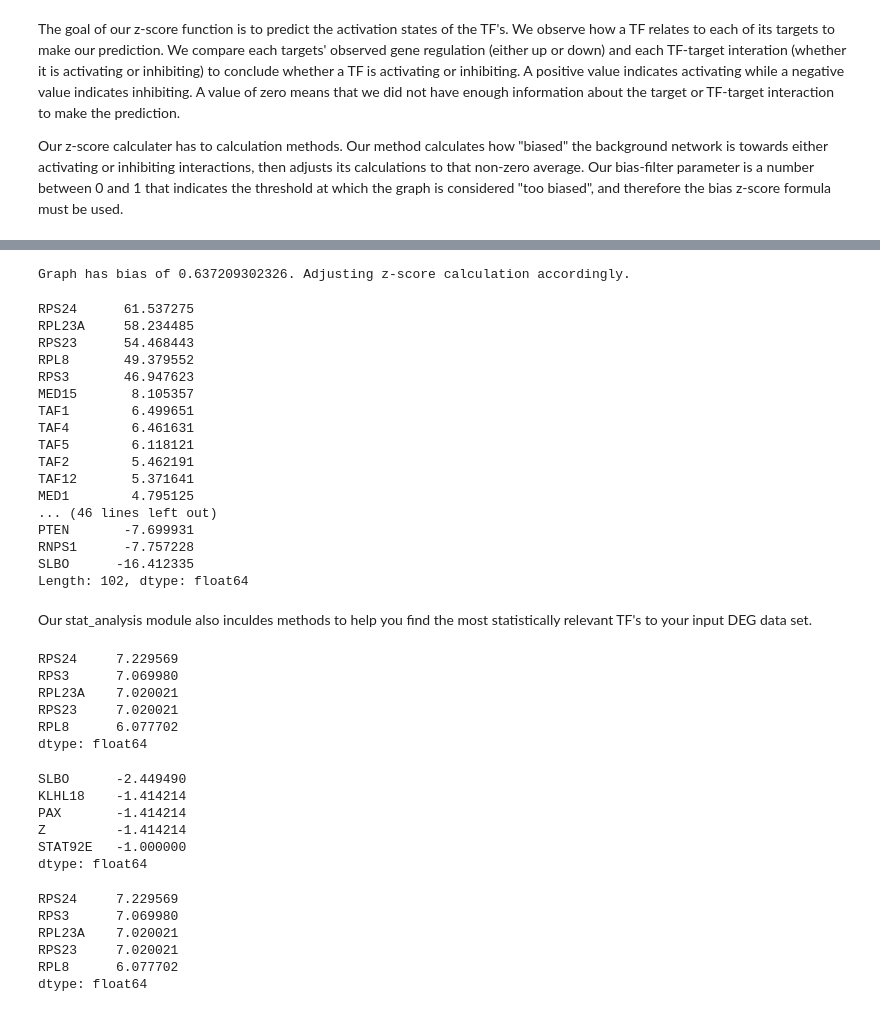
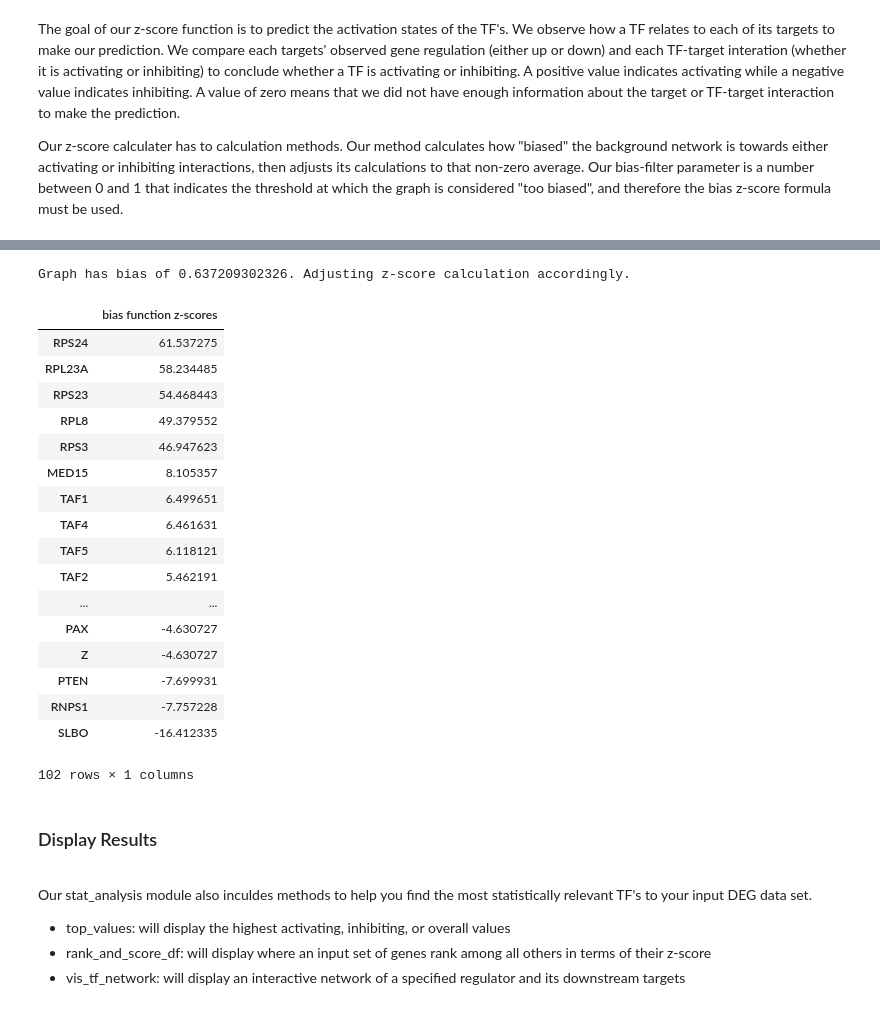
Before and after one commit to ucsd-ccbb/network_bio_toolkit, a Jupyter notebook: notebooks/URA_Basic_Example.ipynb, the cells around one changed output, grey strips where cells are left out. Saved outputs shown, nothing was run; the diff lists cells and outputs as text; code cells hidden in the pictures.

```diff
--- a/notebooks/URA_Basic_Example.ipynb
+++ b/notebooks/URA_Basic_Example.ipynb
@@ -167,50 +183,31 @@ Length: 102, dtype: float64
 # %%
-stat_analysis.tf_zscore(DG, DEG_list, bias_filter = 0) # To explicitly use bias formula, set to 0
+bias_zscore = stat_analysis.tf_zscore(DG, DEG_list, bias_filter = 0) # To explicitly use bias formula, set to 0
+display(bias_zscore.to_frame(name = 'bias function z-scores'))
 # %% [output]
 Graph has bias of 0.637209302326. Adjusting z-score calculation accordingly.
+|  | bias function z-scores |
+| RPS24 | 61.537275 |
+| RPL23A | 58.234485 |
+| RPS23 | 54.468443 |
+| RPL8 | 49.379552 |
+| RPS3 | 46.947623 |
+| MED15 | 8.105357 |
+| TAF1 | 6.499651 |
+| TAF4 | 6.461631 |
+| TAF5 | 6.118121 |
+| TAF2 | 5.462191 |
+| ... | ... |
+| PAX | -4.630727 |
+| Z | -4.630727 |
+| PTEN | -7.699931 |
+| RNPS1 | -7.757228 |
+| SLBO | -16.412335 |
-RPS24      61.537275
-RPL23A     58.234485
-RPS23      54.468443
-RPL8       49.379552
-RPS3       46.947623
-MED15       8.105357
-TAF1        6.499651
-TAF4        6.461631
-TAF5        6.118121
-TAF2        5.462191
-TAF12       5.371641
-MED1        4.795125
-... (46 lines left out)
-PTEN       -7.699931
-RNPS1      -7.757228
-SLBO      -16.412335
-Length: 102, dtype: float64
+102 rows × 1 columns
+# %% [markdown]
+### Display Results
+<a id='display'></a>
 # %% [markdown]
 Our stat_analysis module also inculdes methods to help you find the most statistically relevant TF's to your input DEG data set.
+- top_values: will display the highest activating, inhibiting, or overall values
+- rank_and_score_df: will display where an input set of genes rank among all others in terms of their z-score
+- vis_tf_network: will display an interactive network of a specified regulator and its downstream targets
-# %%
-stat_analysis.top_values(unbiased_zscores, act = True, abs_value = False, top = 5) # top 5 activating
-# %% [output]
-RPS24     7.229569
-RPS3      7.069980
-RPL23A    7.020021
-RPS23     7.020021
-RPL8      6.077702
-dtype: float64
-# %%
-stat_analysis.top_values(unbiased_zscores, act = False, abs_value = False, top = 5) # top 5 inhibiting
-# %% [output]
-SLBO      -2.449490
-KLHL18    -1.414214
-PAX       -1.414214
-Z         -1.414214
-STAT92E   -1.000000
-dtype: float64
-# %%
-stat_analysis.top_values(unbiased_zscores, act = False, abs_value = True, top = 5) # top 5 overall (happen to all be activating)
-# %% [output]
-RPS24     7.229569
-RPS3      7.069980
-RPL23A    7.020021
-RPS23     7.020021
-RPL8      6.077702
-dtype: float64
```
Also changed, not shown: parts of 20 cells of this notebook, 2 other files.
